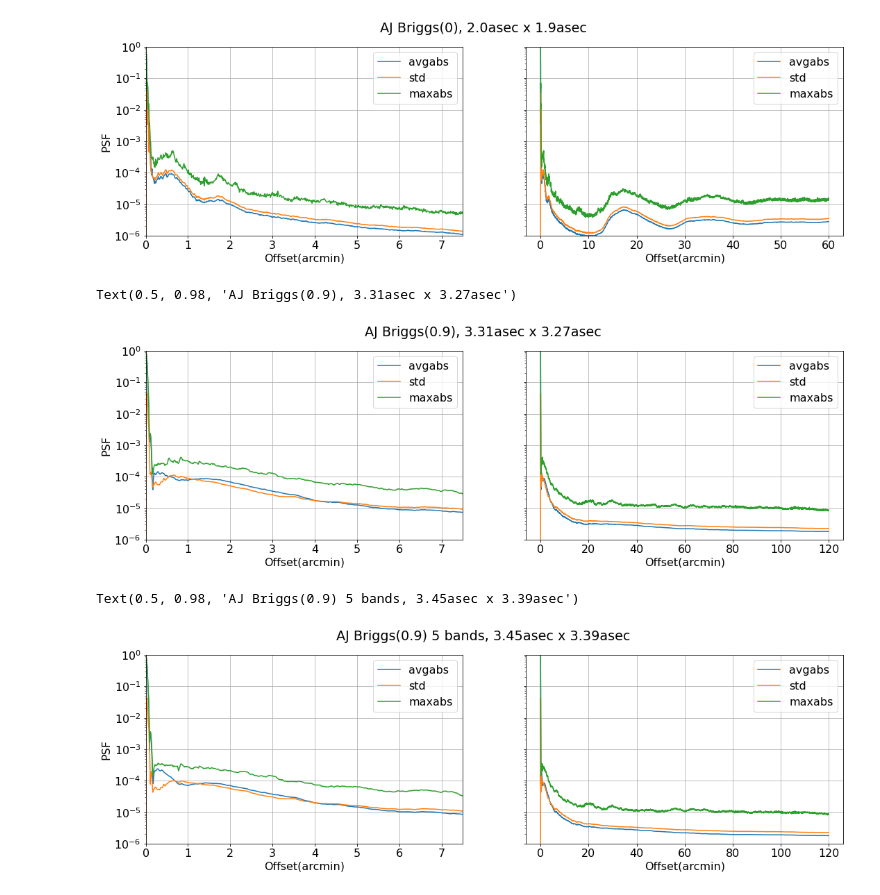
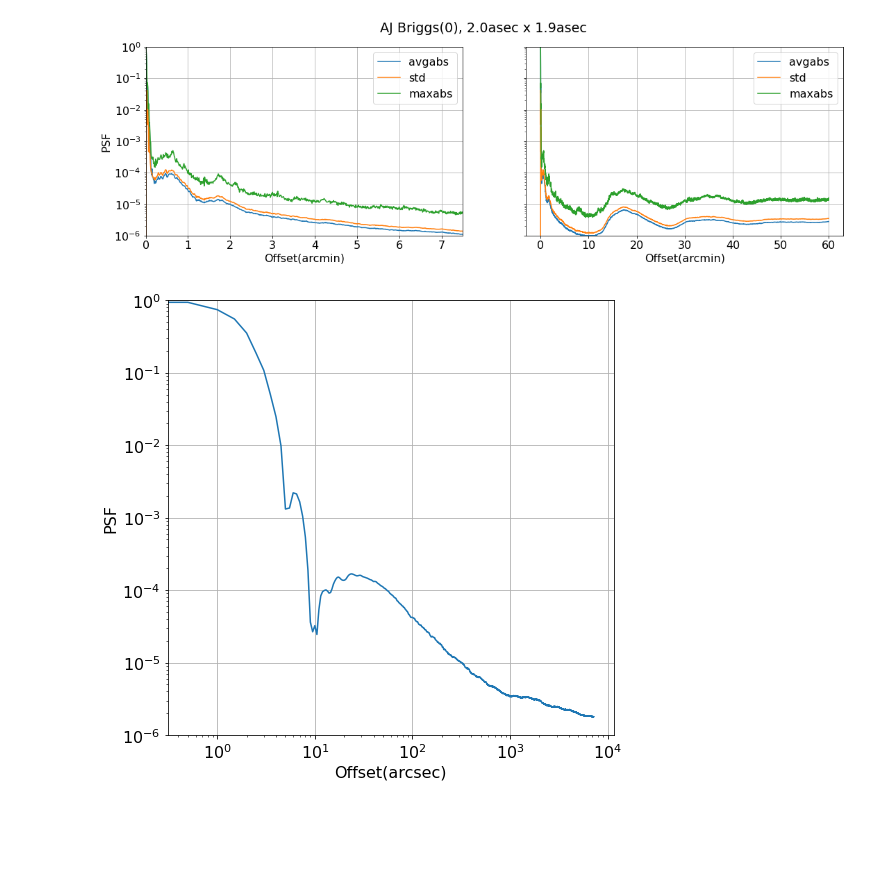
Before and after one commit to yupinghuang/sim-toolkit, a Jupyter notebook: notebooks/visualize-psf.ipynb, the cells around one changed output. Drawn from its saved outputs; the diff is of its cells as text; code cells hidden in the pictures; blank space fills up the shorter version.

```diff
--- a/notebooks/visualize-psf.ipynb
+++ b/notebooks/visualize-psf.ipynb
@@ -91,37 +125,16 @@ dist3, radial_average3, radial_std3, radial_maxabs3 = get_psf_stats(
 # major=3.45'', minor=3.39''
 dist4, radial_average4, radial_std4, radial_maxabs4 = get_psf_stats(
     '/safepool/data/AJ-15int-4000chan/15x60s-4000chan-briggs-09-mfs-MFS-psf.fits', 2)
-# %%
-f, (ax1, ax2) = plt.subplots(1, 2, sharey=True, figsize=(18,5))
-for ax in (ax1, ax2):
-    ax.plot(dist1, radial_average1, label='avgabs')
-    ax.plot(dist1, radial_std1, label='std')
-    ax.plot(dist1, radial_maxabs1, label='maxabs')
-    ax.set_yscale('log')
-    ax.grid()
-    ax.set_ylim([1e-6, 1])
-    ax.legend()
-    ax.set_xlabel('Offset(arcmin)')
-ax1.set_ylabel('PSF')
-ax1.set_xlim([0, 7.5])
-plt.suptitle('AJ Briggs(0.9), 3.31asec x 3.27asec')
-# %% [output]
-Text(0.5, 0.98, 'AJ Briggs(0.9), 3.31asec x 3.27asec')
-[figure, removed]
-# %%
-f, (ax1, ax2) = plt.subplots(1, 2, sharey=True, figsize=(18,5))
-for ax in (ax1, ax2):
-    ax.plot(dist4, radial_average4, label='avgabs')
-    ax.plot(dist4, radial_std4, label='std')
-    ax.plot(dist4, radial_maxabs4, label='maxabs')
-    ax.set_yscale('log')
-    ax.grid()
-    ax.set_ylim([1e-6, 1])
-    ax.legend()
-    ax.set_xlabel('Offset(arcmin)')
-ax1.set_ylabel('PSF')
-ax1.set_xlim([0, 7.5])
-plt.suptitle('AJ Briggs(0.9) 5 bands, 3.45asec x 3.39asec')
-# %% [output]
-Text(0.5, 0.98, 'AJ Briggs(0.9) 5 bands, 3.45asec x 3.39asec')
-[figure, removed]
+# %%
+plt.figure(figsize=(8,8))
+plt.plot(dist3*60, radial_average3, label='avgabs')
+plt.xlabel('Offset(arcsec)')
+plt.ylabel('PSF')
+plt.yscale('log')
+plt.xscale('log')
+plt.grid()
+plt.ylim([1e-6, 1])
+#plt.title('AI Briggs(0.9), 3.29asec x 3.26asec')
+plt.savefig('/home/yuping/AI-avg.png')
+# %% [output]
+[figure, added]
```
Also changed, not shown: parts of 2 cells of this notebook, 2 other files.
